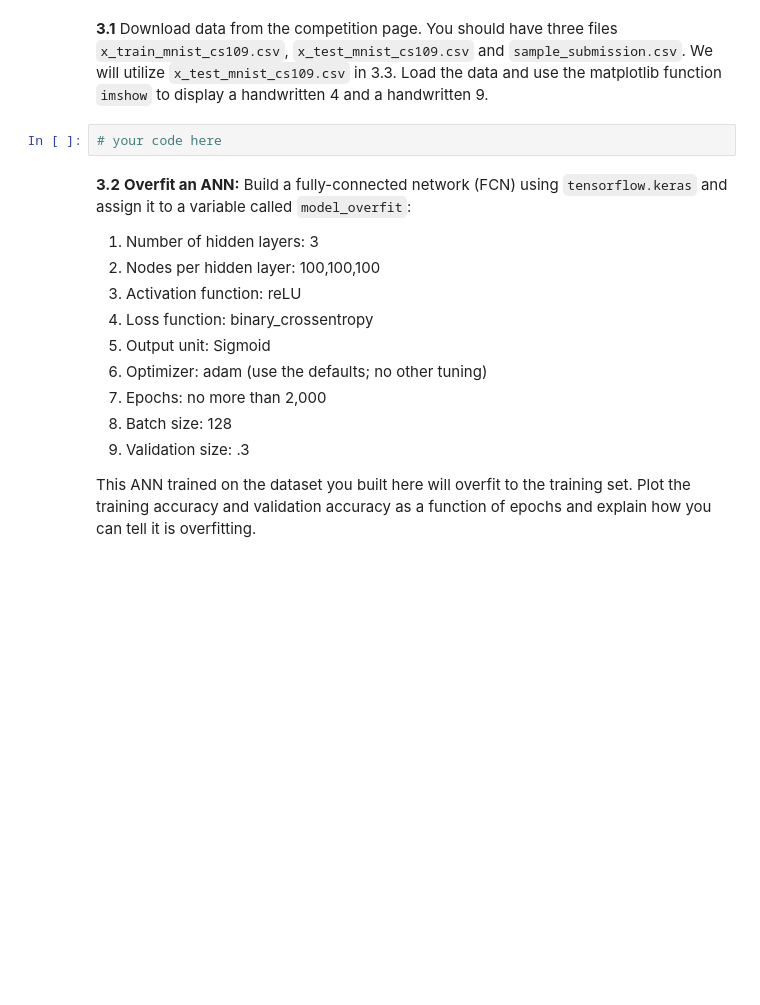
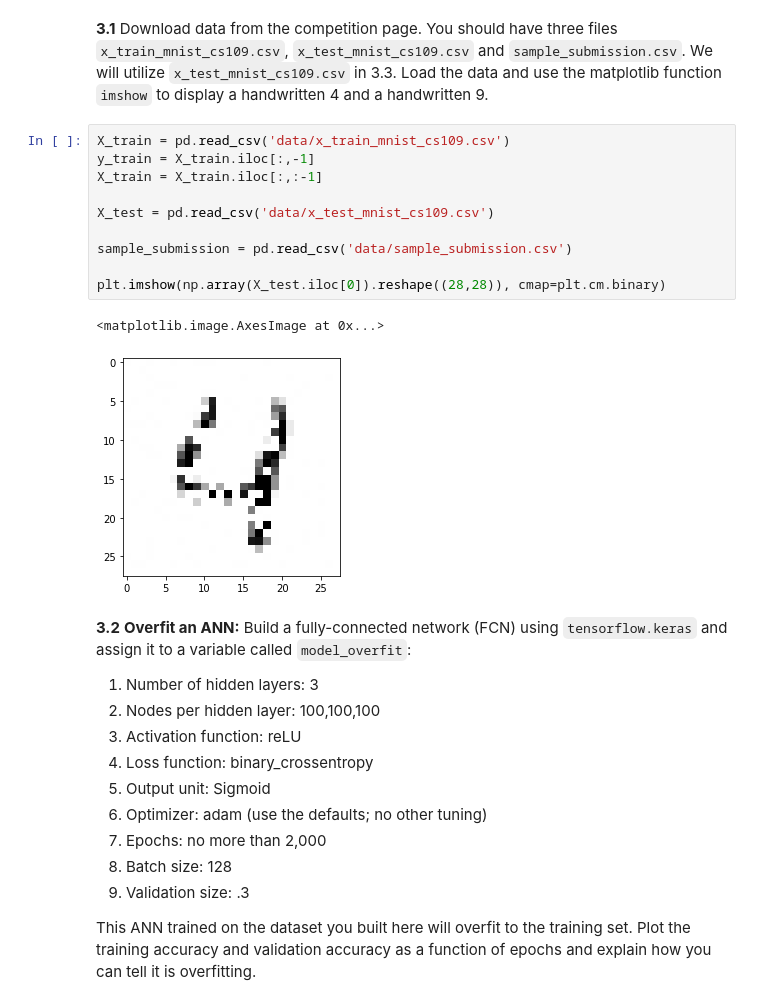
Before and after one commit to katiegrosch/2019-CS109A, a Jupyter notebook: content/homeworks/cs109a_hw7_209/cs109a_hw7.ipynb, the cells around one changed output. Cells and saved outputs as stored; diff of their text form; blank space fills up the shorter version.

```diff
--- a/content/homeworks/cs109a_hw7_209/cs109a_hw7.ipynb
+++ b/content/homeworks/cs109a_hw7_209/cs109a_hw7.ipynb
@@ -700,8 +696,19 @@ score = S1 - S2 + S3
 ## Answers
 # %% [markdown]
 **3.1**  Download data from the competition page. You should have three files `x_train_mnist_cs109.csv`, `x_test_mnist_cs109.csv` and `sample_submission.csv`. We will utilize `x_test_mnist_cs109.csv` in 3.3.  Load the data and use the matplotlib function `imshow` to display a handwritten 4 and a handwritten 9.
-# %%
-# your code here
+# %%
+X_train = pd.read_csv('data/x_train_mnist_cs109.csv')
+y_train = X_train.iloc[:,-1]
+X_train = X_train.iloc[:,:-1]
+
+X_test = pd.read_csv('data/x_test_mnist_cs109.csv')
+
+sample_submission = pd.read_csv('data/sample_submission.csv')
+
+plt.imshow(np.array(X_test.iloc[0]).reshape((28,28)), cmap=plt.cm.binary)
+# %% [output]
+<matplotlib.image.AxesImage at 0x...>
+[figure, added]
 # %% [markdown]
 **3.2** **Overfit an ANN:** Build a fully-connected network (FCN) using `tensorflow.keras` and assign it to a variable called `model_overfit`:
 
```
Also changed, not shown: parts of 28 cells of this notebook, 3 other files.
